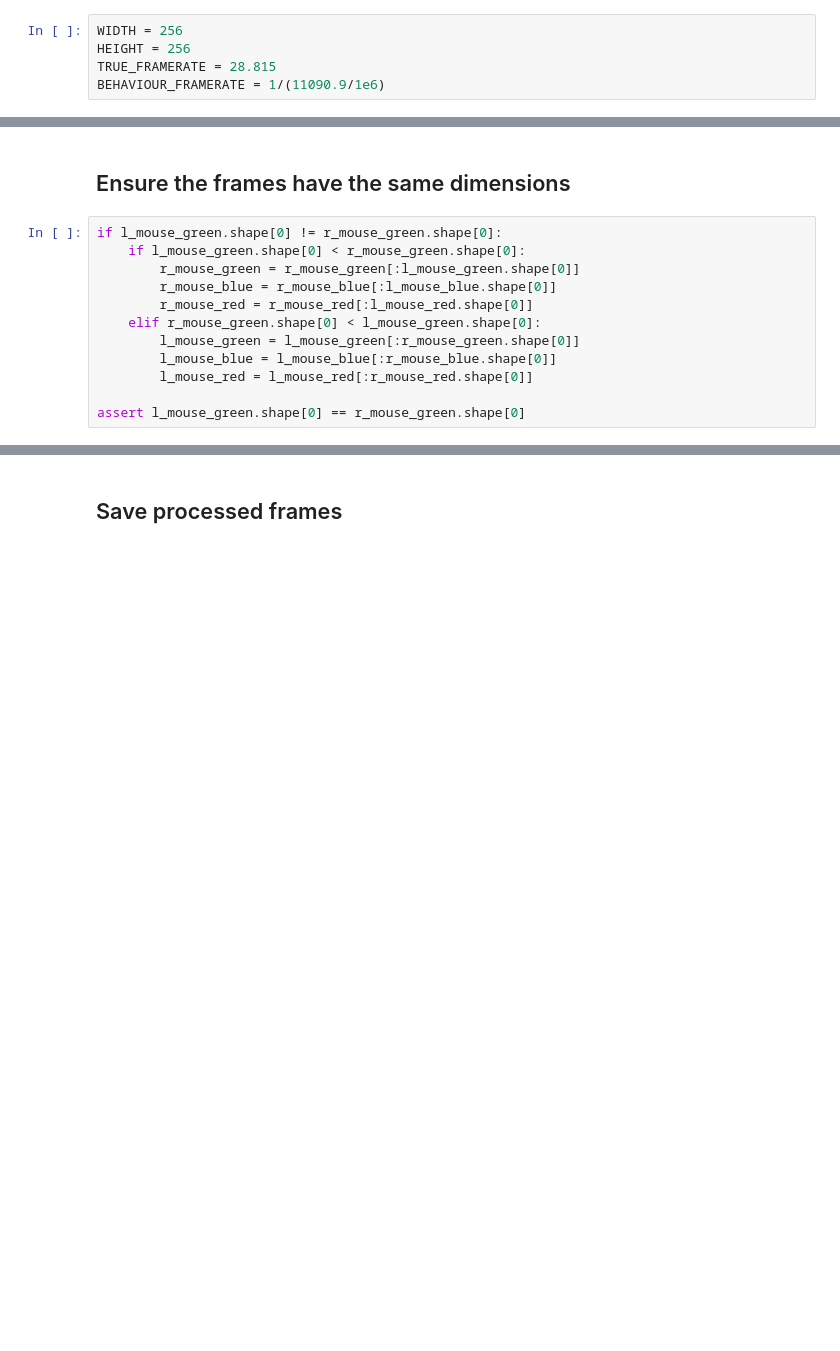
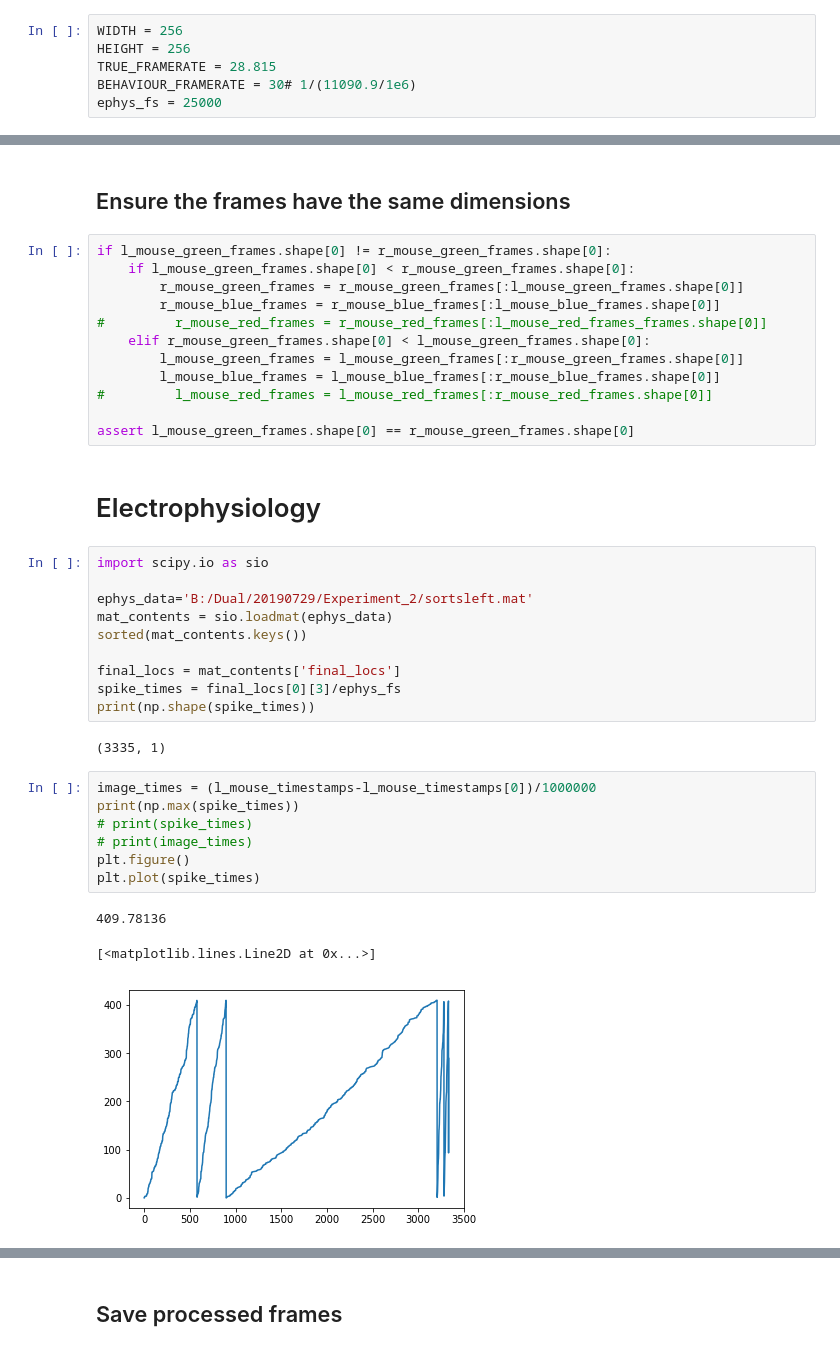
Before and after one commit to ubcbraincircuits/Dual_Imaging, a Jupyter notebook: FEDCODE/Dual_Imaging/Dual_Imaging.ipynb, the cells around one changed output, grey strips where cells are left out. Cells and saved outputs as stored; diff of their text form; blank space fills up the shorter version.

```diff
--- a/FEDCODE/Dual_Imaging/Dual_Imaging.ipynb
+++ b/FEDCODE/Dual_Imaging/Dual_Imaging.ipynb
@@ -13,7 +19,8 @@ warnings.filterwarnings('ignore')
 WIDTH = 256
 HEIGHT = 256
 TRUE_FRAMERATE = 28.815
-BEHAVIOUR_FRAMERATE = 1/(11090.9/1e6)
+BEHAVIOUR_FRAMERATE = 30# 1/(11090.9/1e6)
+ephys_fs = 25000
 # %% [markdown]
 ## File paths
 # %%
@@ -308,14 +400,39 @@ r_mouse_red_frames = filt.filter(r_mouse_red_frames)
 # %% [markdown]
 ## Ensure the frames have the same dimensions
 # %%
-if l_mouse_green.shape[0] != r_mouse_green.shape[0]:
-    if l_mouse_green.shape[0] < r_mouse_green.shape[0]:
-        r_mouse_green = r_mouse_green[:l_mouse_green.shape[0]]
-        r_mouse_blue = r_mouse_blue[:l_mouse_blue.shape[0]]
-        r_mouse_red = r_mouse_red[:l_mouse_red.shape[0]]
-    elif r_mouse_green.shape[0] < l_mouse_green.shape[0]:
-        l_mouse_green = l_mouse_green[:r_mouse_green.shape[0]]
-        l_mouse_blue = l_mouse_blue[:r_mouse_blue.shape[0]]
-        l_mouse_red = l_mouse_red[:r_mouse_red.shape[0]]
+if l_mouse_green_frames.shape[0] != r_mouse_green_frames.shape[0]:
+    if l_mouse_green_frames.shape[0] < r_mouse_green_frames.shape[0]:
+        r_mouse_green_frames = r_mouse_green_frames[:l_mouse_green_frames.shape[0]]
+        r_mouse_blue_frames = r_mouse_blue_frames[:l_mouse_blue_frames.shape[0]]
+#         r_mouse_red_frames = r_mouse_red_frames[:l_mouse_red_frames_frames.shape[0]]
+    elif r_mouse_green_frames.shape[0] < l_mouse_green_frames.shape[0]:
+        l_mouse_green_frames = l_mouse_green_frames[:r_mouse_green_frames.shape[0]]
+        l_mouse_blue_frames = l_mouse_blue_frames[:r_mouse_blue_frames.shape[0]]
+#         l_mouse_red_frames = l_mouse_red_frames[:r_mouse_red_frames.shape[0]]
 
-assert l_mouse_green.shape[0] == r_mouse_green.shape[0]
+assert l_mouse_green_frames.shape[0] == r_mouse_green_frames.shape[0]
+# %% [markdown]
+# Electrophysiology
+# %%
+import scipy.io as sio
+
+ephys_data='B:/Dual/20190729/Experiment_2/sortsleft.mat'
+mat_contents = sio.loadmat(ephys_data)
+sorted(mat_contents.keys())
+
+final_locs = mat_contents['final_locs']
+spike_times = final_locs[0][3]/ephys_fs
+print(np.shape(spike_times))
+# %% [output]
+(3335, 1)
+# %%
+image_times = (l_mouse_timestamps-l_mouse_timestamps[0])/1000000
+print(np.max(spike_times))
+# print(spike_times)
+# print(image_times)
+plt.figure()
+plt.plot(spike_times)
+# %% [output]
+409.78136
+[<matplotlib.lines.Line2D at 0x...>]
+[figure, added]
```
Also changed, not shown: parts of 32 cells of this notebook, 6 other files.
